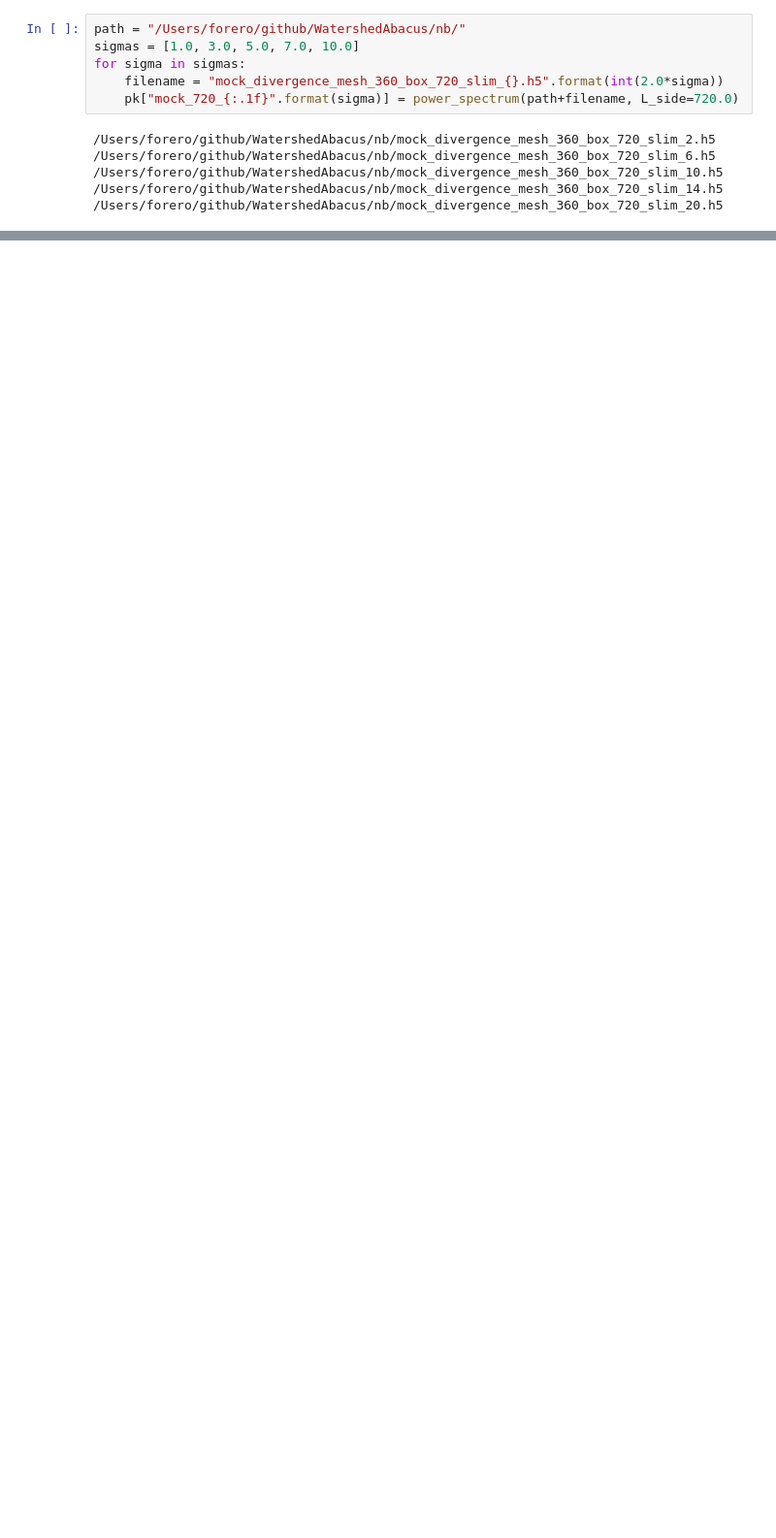
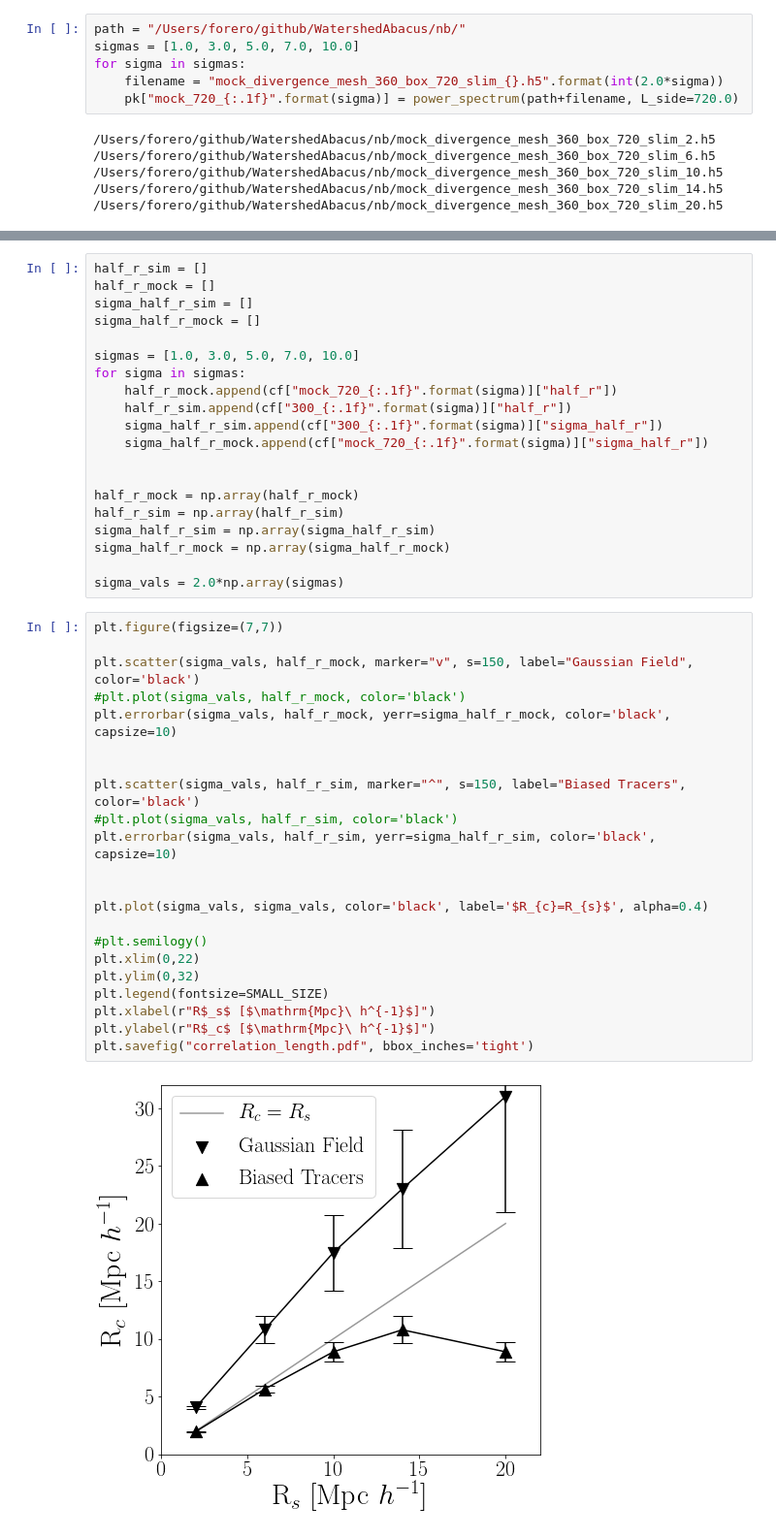
Before and after one commit to astroandes/WatershedDivergenceSuperclusters, a Jupyter notebook: nb/power_spectrum.ipynb, the cells around one changed output, grey strips where cells are left out. Shown at 97% size. Saved outputs shown, nothing was run; the diff lists cells and outputs as text; blank space fills up the shorter version.

Commit message:
correlation length

```diff
--- a/nb/power_spectrum.ipynb
+++ b/nb/power_spectrum.ipynb
@@ -132,0 +230,44 @@ plt.savefig("plot_power_spectrum_field_rs.pdf", bbox_inches='tight')
+# %%
+half_r_sim = []
+half_r_mock = []
+sigma_half_r_sim = []
+sigma_half_r_mock = []
+
+sigmas = [1.0, 3.0, 5.0, 7.0, 10.0]
+for sigma in sigmas:
+    half_r_mock.append(cf["mock_720_{:.1f}".format(sigma)]["half_r"])
+    half_r_sim.append(cf["300_{:.1f}".format(sigma)]["half_r"])
+    sigma_half_r_sim.append(cf["300_{:.1f}".format(sigma)]["sigma_half_r"])
+    sigma_half_r_mock.append(cf["mock_720_{:.1f}".format(sigma)]["sigma_half_r"])
+
+
+half_r_mock = np.array(half_r_mock)
+half_r_sim = np.array(half_r_sim)
+sigma_half_r_sim = np.array(sigma_half_r_sim)
+sigma_half_r_mock = np.array(sigma_half_r_mock)
+
+sigma_vals = 2.0*np.array(sigmas)
+# %%
+plt.figure(figsize=(7,7))
+
+plt.scatter(sigma_vals, half_r_mock, marker="v", s=150, label="Gaussian Field", color='black')
+#plt.plot(sigma_vals, half_r_mock, color='black')
+plt.errorbar(sigma_vals, half_r_mock, yerr=sigma_half_r_mock, color='black', capsize=10)
+
+
+plt.scatter(sigma_vals, half_r_sim, marker="^", s=150, label="Biased Tracers", color='black')
+#plt.plot(sigma_vals, half_r_sim, color='black')
+plt.errorbar(sigma_vals, half_r_sim, yerr=sigma_half_r_sim, color='black', capsize=10)
+
+
+plt.plot(sigma_vals, sigma_vals, color='black', label='$R_{c}=R_{s}$', alpha=0.4)
+
+#plt.semilogy()
+plt.xlim(0,22)
+plt.ylim(0,32)
+plt.legend(fontsize=SMALL_SIZE)
+plt.xlabel(r"R$_s$ [$\mathrm{Mpc}\ h^{-1}$]")
+plt.ylabel(r"R$_c$ [$\mathrm{Mpc}\ h^{-1}$]")
+plt.savefig("correlation_length.pdf", bbox_inches='tight')
+# %% [output]
+[figure, added]
```
Also changed, not shown: parts of 9 cells of this notebook.
